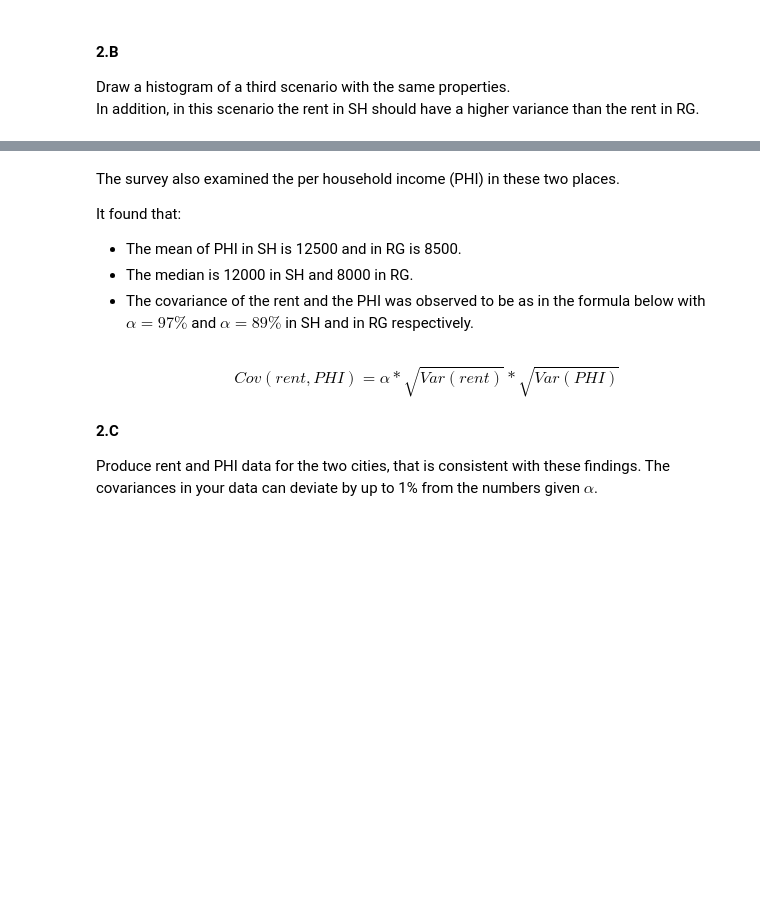
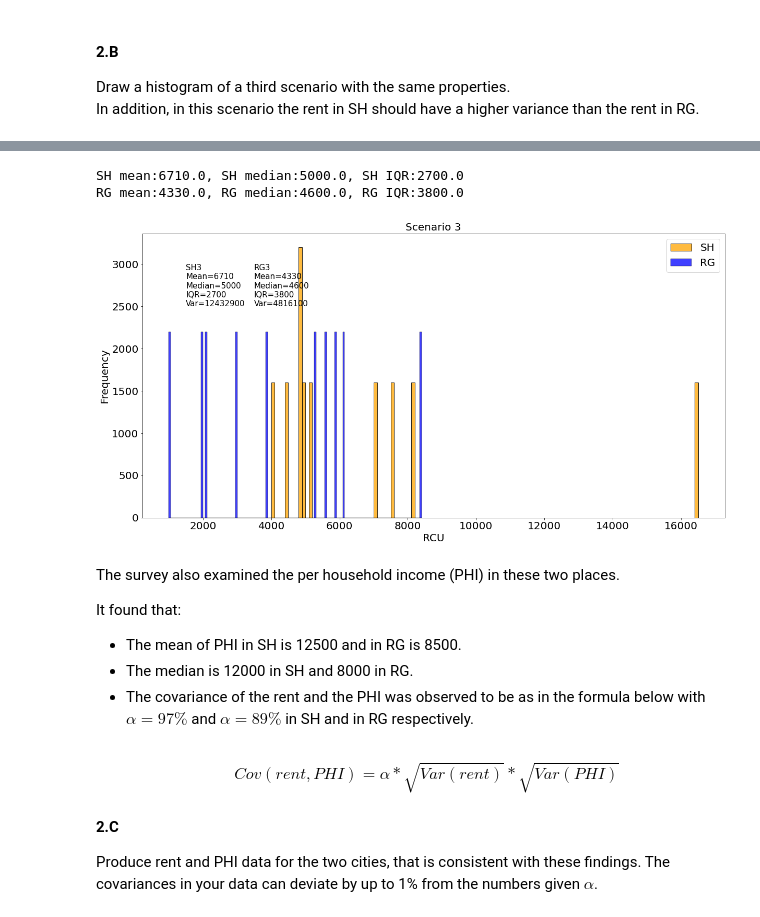
Before and after one commit to danspts/stats_and_data_analysis, a Jupyter notebook: 318299559_227367455.ipynb, the cells around one changed output, grey strips where cells are left out. Saved outputs shown, nothing was run; the diff lists cells and outputs as text; code cells hidden in the pictures; blank space fills up the shorter version.

```diff
--- a/318299559_227367455.ipynb
+++ b/318299559_227367455.ipynb
@@ -284,3 +225,43 @@ plt.show()
+# %%
+# Create Third scenario
+sh3 = dict(size=16000)
+sh3['dist'] = np.array([4000, 4400, 4800, 4900, 5100 ,4800,7000, 7500, 8100, 16500] * (sh3['size'] // 10))
+sh3.update(dict(median = np.median(sh3['dist']),
+               mean = np.mean(sh3['dist']),
+               std = np.std(sh3['dist']),
+               iqr = np.percentile(sh3['dist'],75) - np.percentile(sh3['dist'],25)))
+print(f"SH mean:{sh3['mean']}, SH median:{sh3['median']}, SH IQR:{sh3['iqr']}")
+
+rg3 = dict(size=22000)
+rg3['dist'] = np.array([1000, 2000, 2100, 3000, 3900 ,5300, 6100, 5600, 5900, 8400] * (rg3['size'] // 10))
+rg3.update(dict(median = np.median(rg3['dist']),
+               mean = np.mean(rg3['dist']),
+               std = np.std(rg3['dist']),
+               iqr = np.percentile(rg3['dist'],75) - np.percentile(rg3['dist'],25)))
+print(f"RG mean:{rg3['mean']}, RG median:{rg3['median']}, RG IQR:{rg3['iqr']}")
+# %% [output]
+SH mean:6710.0, SH median:5000.0, SH IQR:2700.0
+RG mean:4330.0, RG median:4600.0, RG IQR:3800.0
+# %%
+plt.figure(figsize=(20, 10))
+
+bins = max(int((np.max(sh3['dist'])-np.min(sh3['dist']))/100),int((np.max(rg3['dist'])-np.min(rg3['dist']))/100))
+s1 = sns.histplot(sh3['dist'],kde=False,bins=bins,label='SH', color='Orange')
+s2 = sns.histplot(rg3['dist'],kde=False,bins=bins,label='RG', color='Blue')
+
+rg3 = 'RG3\nMean={0}\nMedian={1}\nIQR={2}\nVar={3}'.format(round(np.mean(rg3['dist'])),round(np.median(rg3['dist'])),round(iqr(rg3['dist'])), round(np.var(rg3['dist'])))
+sh3 = 'SH3\nMean={0}\nMedian={1}\nIQR={2}\nVar={3}'.format(  round(np.mean(sh3['dist'])),round(np.median(sh3['dist'])),round(iqr(sh3['dist'])), round(np.var(sh3['dist'])) )
+plt.text(x=1500, y=2500, s=sh3, fontsize=15)
+plt.text(x=3500, y=2500, s=rg3, fontsize=15)
+
+plt.rc('font', size=20)
+plt.xlabel('RCU',size=20)
+plt.ylabel('Frequency',size=20)
+plt.title('Scenario 3',size=20)
+plt.legend()
+plt.show()
+# %% [output]
+[figure, added]
 # %% [markdown]
 The survey also examined the per household income (PHI) in these two places.<br>
 
```
Also changed, not shown: parts of 10 cells of this notebook.
